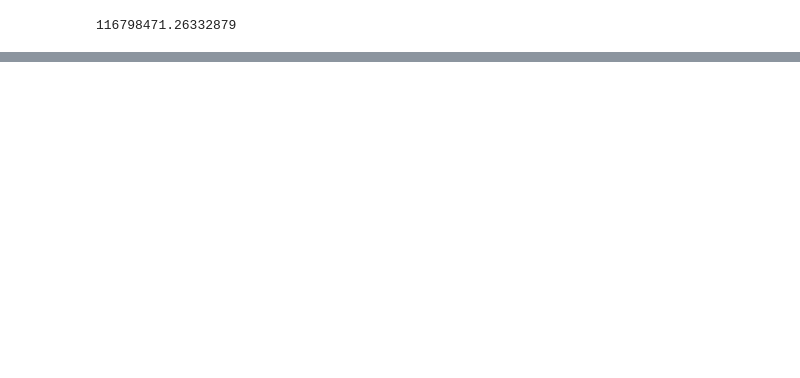
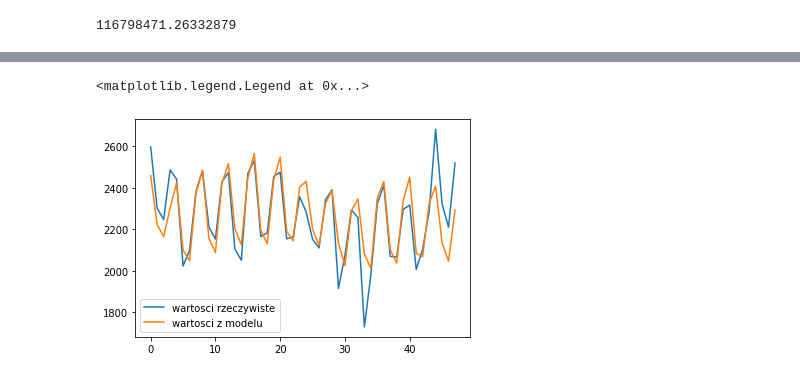
Before and after one commit to pgronkievitz/ekonometria, a Jupyter notebook: ekonometria-projekt2.ipynb, the cells around one changed output, grey strips where cells are left out. Drawn from its saved outputs; the diff is of its cells as text; code cells hidden in the pictures; blank space fills up the shorter version.

```diff
--- a/ekonometria-projekt2.ipynb
+++ b/ekonometria-projekt2.ipynb
@@ -249,0 +257,6 @@ reg.mse_model
+# %%
+# Dodajemy kolumne stala do danych, by uwzglednic skladnik staly w modelu
+# wc - "with const"
+data_final_wc = sm.add_constant(data_final)
+# %%
+reg_wc = sm.OLS(y, data_final_wc).fit()
@@ -249,0 +288,7 @@ reg.mse_model
+# %%
+plt.plot(y)
+plt.plot(reg_wc.predict(data_final_wc.to_numpy()))
+plt.legend(["wartosci rzeczywiste", "wartosci z modelu"])
+# %% [output]
+<matplotlib.legend.Legend at 0x...>
+[figure, added]
```
Also changed, not shown: parts of 7 cells of this notebook.
